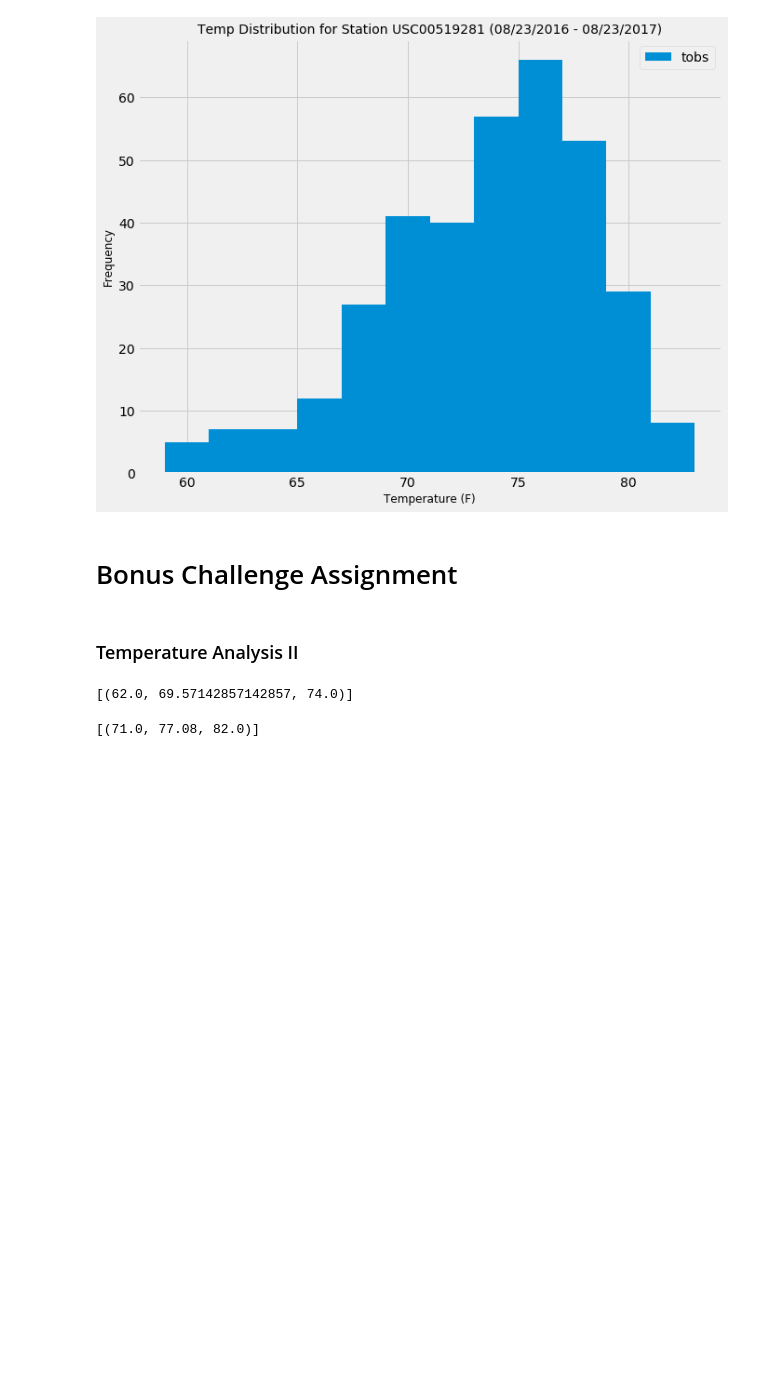
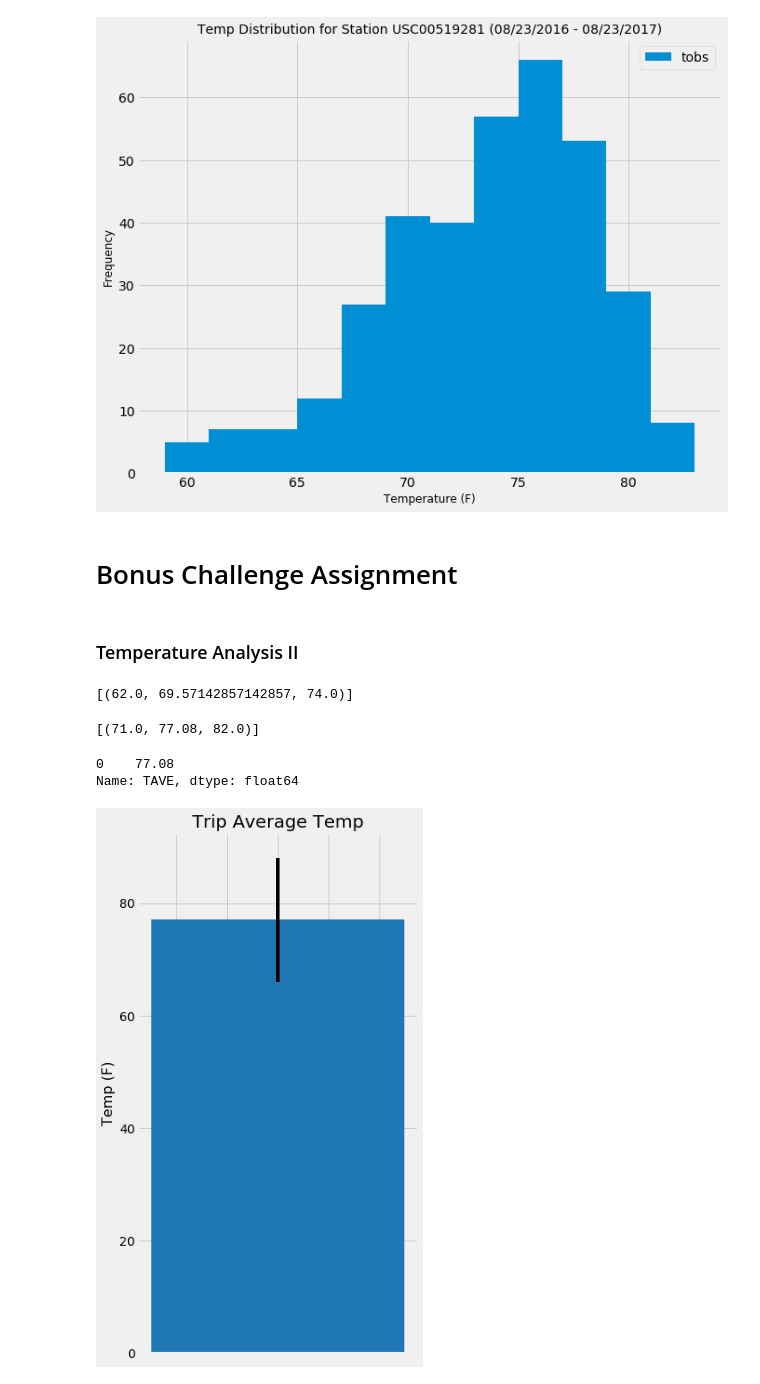
Before and after one commit to Nicole1701/climate-analysis-sqlalchemy, a Jupyter notebook: climate.ipynb, the cells around one changed output. Cells and saved outputs as stored; diff of their text form; code cells hidden in the pictures; blank space fills up the shorter version.

```diff
--- a/climate.ipynb
+++ b/climate.ipynb
@@ -215,10 +215,38 @@ results
 # %% [output]
 [(71.0, 77.08, 82.0)]
+# %%
+# Create dataframe for plotting
+vacation_df = pd.DataFrame(temp_stats, columns=['TMIN', 'TAVE', 'TMAX'])
+vacation_df_avg = vacation_df['TAVE']
+vacation_df_avg
+# %% [output]
+0    77.08
+Name: TAVE, dtype: float64
 # %%
 # Plot the results from your previous query as a bar chart.
 # Use "Trip Avg Temp" as your Title
 # Use the average temperature for the y value
 # Use the peak-to-peak (tmax-tmin) value as the y error bar (yerr)
+
+tmin = 71.0
+tave = 77.08
+tmax = 82.0
+x_pos = [0]
+
+fig, ax = plt.subplots(figsize=(5,10))
+ax.bar(x_pos, tave, yerr = tmax-tmin, width = 0.25,color="tab:blue", align="center")
+
+# Format chart
+plt.title("Trip Average Temp", fontsize=20)
+plt.ylabel("Temp (F)", fontsize=16)
+plt.tick_params(axis='x',which='both', bottom=False, top=False,labelbottom=False)
+
+# Save image
+plt.savefig("images/trip_avg_temp.png")
+
+plt.show()
+# %% [output]
+[figure, added]
 # %%
 # Calculate the total amount of rainfall per weather station for your trip dates using the previous year's matching dates.
 # Sort this in descending order by precipitation amount and list the station, name, latitude, longitude, and elevation
```
Also changed, not shown: parts of 1 cell of this notebook, 1 other file.
